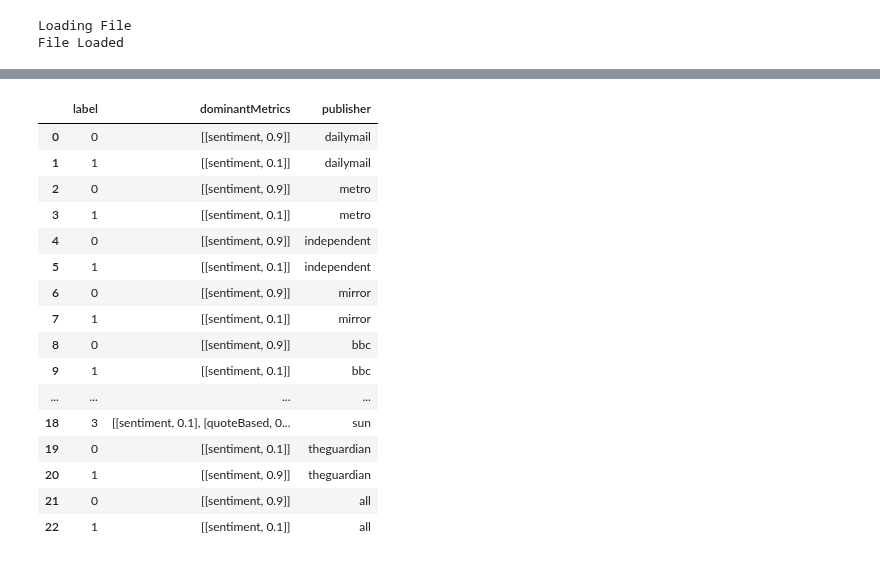
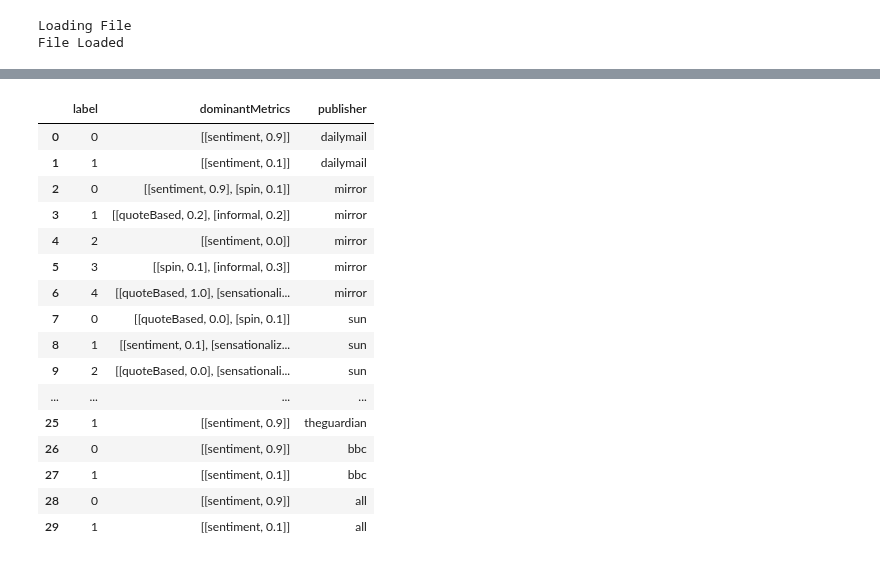
Before and after one commit to TobyBritton1/NewsBiasMapping, a Jupyter notebook: Full.ipynb, the cells around one changed output, grey strips where cells are left out. Drawn from its saved outputs; the diff is of its cells as text; code cells hidden in the pictures.

Commit message:
added full

```diff
--- a/Full.ipynb
+++ b/Full.ipynb
@@ -121,24 +97,24 @@ label
 # %%
-#fullArticles.to_json('rust-articles-full.json')
-
-
+"""
+fullArticles.to_json('rust-articles-full.json')
 fullDominantMetrics.to_json('rust-articles-full-dominant-metrics.json')
+"""
 fullDominantMetrics
 # %% [output]
 |  | label | dominantMetrics | publisher |
 | 0 | 0 | [[sentiment, 0.9]] | dailymail |
 | 1 | 1 | [[sentiment, 0.1]] | dailymail |
-| 2 | 0 | [[sentiment, 0.9]] | metro |
-| 3 | 1 | [[sentiment, 0.1]] | metro |
-| 4 | 0 | [[sentiment, 0.9]] | independent |
-| 5 | 1 | [[sentiment, 0.1]] | independent |
-| 6 | 0 | [[sentiment, 0.9]] | mirror |
-| 7 | 1 | [[sentiment, 0.1]] | mirror |
-| 8 | 0 | [[sentiment, 0.9]] | bbc |
-| 9 | 1 | [[sentiment, 0.1]] | bbc |
+| 2 | 0 | [[sentiment, 0.9], [spin, 0.1]] | mirror |
+| 3 | 1 | [[quoteBased, 0.2], [informal, 0.2]] | mirror |
+| 4 | 2 | [[sentiment, 0.0]] | mirror |
+| 5 | 3 | [[spin, 0.1], [informal, 0.3]] | mirror |
+| 6 | 4 | [[quoteBased, 1.0], [sensationali... | mirror |
+| 7 | 0 | [[quoteBased, 0.0], [spin, 0.1]] | sun |
+| 8 | 1 | [[sentiment, 0.1], [sensationaliz... | sun |
+| 9 | 2 | [[quoteBased, 0.0], [sensationali... | sun |
 | ... | ... | ... | ... |
-| 18 | 3 | [[sentiment, 0.1], [quoteBased, 0... | sun |
-| 19 | 0 | [[sentiment, 0.1]] | theguardian |
-| 20 | 1 | [[sentiment, 0.9]] | theguardian |
-| 21 | 0 | [[sentiment, 0.9]] | all |
-| 22 | 1 | [[sentiment, 0.1]] | all |
+| 25 | 1 | [[sentiment, 0.9]] | theguardian |
+| 26 | 0 | [[sentiment, 0.9]] | bbc |
+| 27 | 1 | [[sentiment, 0.1]] | bbc |
+| 28 | 0 | [[sentiment, 0.9]] | all |
+| 29 | 1 | [[sentiment, 0.1]] | all |
```
Also changed, not shown: parts of 3 cells of this notebook, 3 other files.
